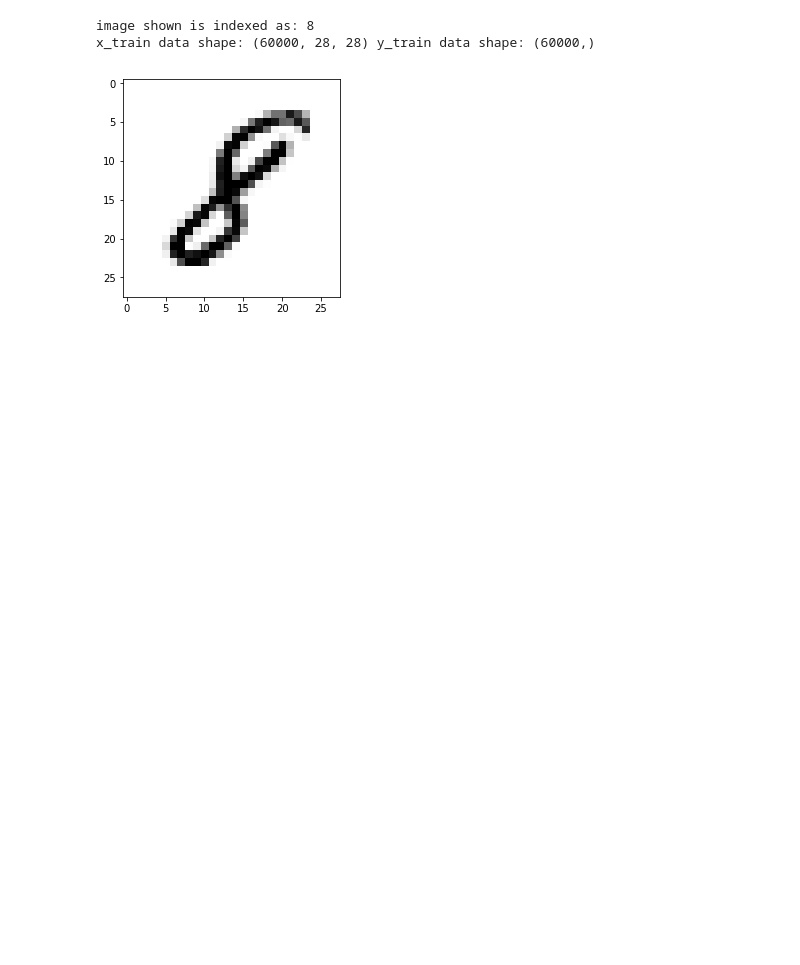
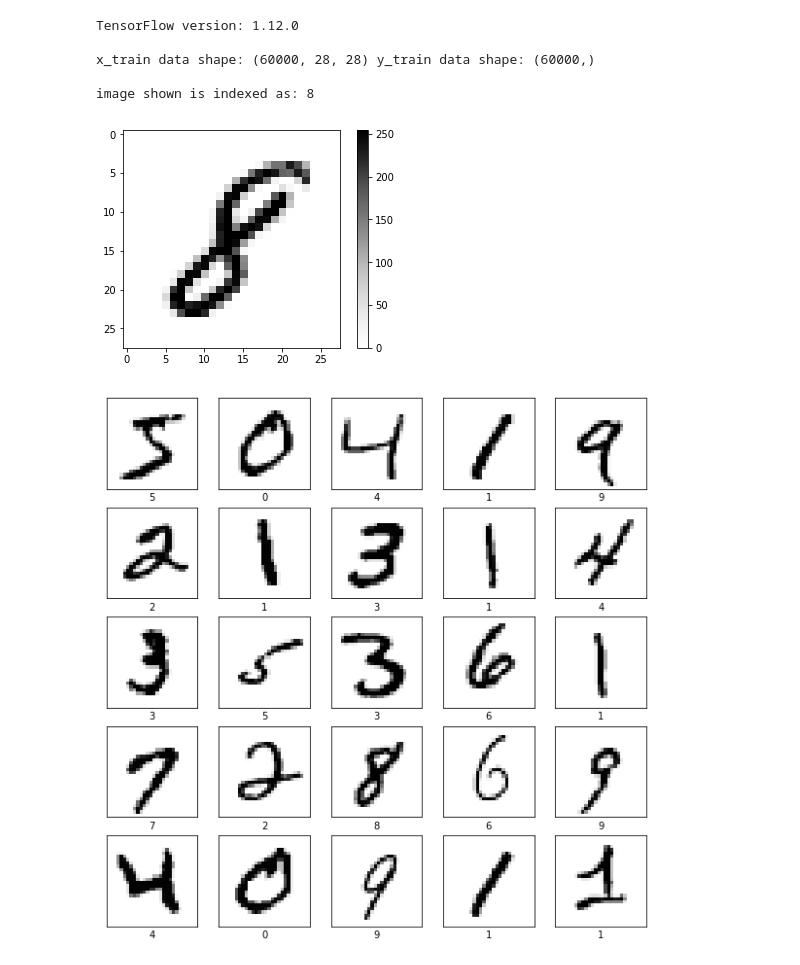
Before and after one commit to sohn21c/mnist, a Jupyter notebook: mnist_digit.ipynb, the cells around one changed output. Saved outputs shown, nothing was run; the diff lists cells and outputs as text; code cells hidden in the pictures; blank space fills up the shorter version.

```diff
--- a/mnist_digit.ipynb
+++ b/mnist_digit.ipynb
@@ -1,20 +1,44 @@
 # %%
 # import the library and the dataset
 import tensorflow as tf
 import matplotlib.pyplot as plt
+import numpy as np
 (x_train, y_train), (x_test, y_test)= tf.keras.datasets.mnist.load_data()
 
 # matplotlib inline to show the image. without this, image won't show in line. And one cannot put even the comment on the same line
 %matplotlib inline
 
+# print out the version of TensorFlow
+print("TensorFlow version:", tf.__version__)
+
+# print out the dataset shape of x_train
+print("\nx_train data shape:", x_train.shape, "y_train data shape:", y_train.shape)
+
 # test the data load with the random index
 image_index = 7777
-print("image shown is indexed as:", y_train[image_index])
-plt.imshow(x_train[image_index], cmap='Greys')
+print("\nimage shown is indexed as:", y_train[image_index])
+plt.imshow(x_train[image_index], cmap="Greys")
+plt.colorbar()
+plt.grid(False)
+plt.show()
 
-# print out the dataset shape of x_train
-print("x_train data shape:", x_train.shape, "y_train data shape:", y_train.shape)
+# display the data set to test the data aginst the label
+plt.figure(figsize=(10,10))
+for i in range(25):
+    plt.subplot(5,5,i+1)
+    plt.xticks([])
+    plt.yticks([])
+    plt.grid(False)
+    plt.imshow(x_train[i], cmap='Greys')
+    plt.xlabel(y_train[i])
+plt.show()
+
+print(x_test[0])
 # %% [output]
+TensorFlow version: 1.12.0
+
+x_train data shape: (60000, 28, 28) y_train data shape: (60000,)
+
 image shown is indexed as: 8
-x_train data shape: (60000, 28, 28) y_train data shape: (60000,)
-[figure, old version]
+[figure, new version]
+[figure, added]
```
Also changed, not shown: parts of 10 cells of this notebook.
